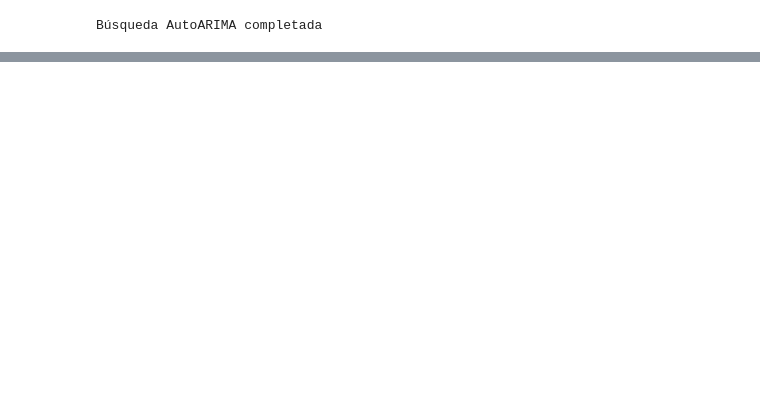
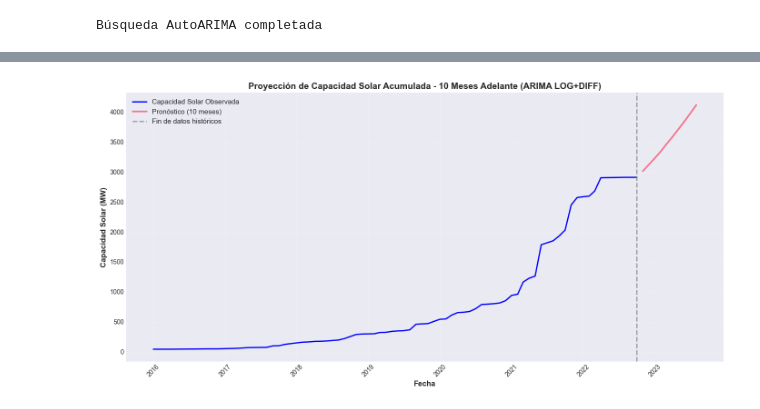
Before and after one commit to jhavierc/proyecto-I-innovacion-tecnologica-IA, a Jupyter notebook: entrega 2/src/models/5_time_series_arima.ipynb, the cells around one changed output, grey strips where cells are left out. Saved outputs shown, nothing was run; the diff lists cells and outputs as text; code cells hidden in the pictures; blank space fills up the shorter version.

```diff
--- a/entrega 2/src/models/5_time_series_arima.ipynb
+++ b/entrega 2/src/models/5_time_series_arima.ipynb
@@ -566,0 +667,96 @@ Se evaluaron tres familias de modelos para predecir la capacidad acumulada de en
+# %%
+# Proyección 10 meses adelante con LOG+DIFF
+print("\n" + "="*70)
+print("📊 PROYECCIÓN 10 MESES ADELANTE - TRANSFORMACIÓN LOG+DIFF")
+print("="*70)
+
+# Usar el mejor modelo (LOG+DIFF)
+mejor_modelo = resultados['LOG+DIFF']['modelo']
+serie_log_original = transformaciones['LOG+DIFF']
+
+print(f"\nModelo utilizado: ARIMA{mejor_modelo.order}")
+print(f"Serie original (SOLAR): {len(serie_solar)} observaciones")
+print(f"Serie transformada (LOG+DIFF): {len(serie_log_diff)} observaciones")
+
+# Hacer predicción 10 pasos adelante (10 meses)
+forecast_steps = 10
+forecast_transformed = mejor_modelo.predict(n_periods=forecast_steps)
+
+print(f"\n🔮 PRONÓSTICO EN ESCALA TRANSFORMADA (LOG+DIFF):")
+print(f"Últimos 3 valores observados: {serie_log_diff.tail(3).values}")
+print(f"Primeros 3 pronósticos: {forecast_transformed.values[:3]}")
+
+# Necesitamos revertir la transformación (inversa de LOG+DIFF)
+# Paso 1: Revertir la diferenciación
+# Necesitamos el último valor de la serie LOG original antes de diferenciar
+ultimo_valor_log = serie_log.iloc[-1]
+
+# Construir la serie acumulada desde el pronóstico en diferencias
+forecast_log = pd.Series(index=range(forecast_steps), dtype=float)
+forecast_log.iloc[0] = ultimo_valor_log + forecast_transformed.iloc[0]
+
+for i in range(1, forecast_steps):
+    forecast_log.iloc[i] = forecast_log.iloc[i-1] + forecast_transformed.iloc[i]
+
+# Paso 2: Revertir el logaritmo
+forecast_original = np.exp(forecast_log) - 1  # Recordar que usamos np.log(serie + 1)
+
+# Crear fechas para el pronóstico
+# Obtener la última fecha del dataframe
+ultima_fecha_df = df.index[-1]
+
+# Si el índice es numérico, necesitamos calcular cuántos meses tiene el dataframe
+# El dataframe tiene 82 observaciones mensuales desde enero 2016
+fecha_inicio = pd.Timestamp('2016-01-01')
+fecha_ultima_actual = fecha_inicio + pd.DateOffset(months=len(df)-1)
+
+# Crear fechas de pronóstico comenzando después de la última fecha
+fechas_forecast = pd.date_range(start=fecha_ultima_actual + pd.DateOffset(months=1), periods=forecast_steps, freq='MS')
+
+# Crear DataFrame con resultados
+resultados_forecast = pd.DataFrame({
+    'Fecha': fechas_forecast,
+    'Pronóstico (MW)': forecast_original.values,
+})
+
+print(f"\n✅ PRONÓSTICO EN ESCALA ORIGINAL (Capacidad Solar - MW):")
+print(f"Últimos datos históricos: {fecha_ultima_actual.strftime('%Y-%m-%d')}")
+print(f"Primer pronóstico: {fechas_forecast[0].strftime('%Y-%m-%d')}")
+print(resultados_forecast.to_string(index=False))
+
+# Estadísticas del pronóstico
+print(f"\n📈 ESTADÍSTICAS DEL PRONÓSTICO:")
+print(f"Valor promedio pronóstico: {forecast_original.mean():.2f} MW")
+print(f"Valor mínimo pronóstico: {forecast_original.min():.2f} MW")
+print(f"Valor máximo pronóstico: {forecast_original.max():.2f} MW")
+print(f"Aumento total 10 meses: {forecast_original.iloc[-1] - forecast_original.iloc[0]:.2f} MW")
+
+# Visualizar pronóstico
+fig, ax = plt.subplots(figsize=(14, 7))
+
+# Crear índice temporal para la serie histórica
+fecha_inicio = pd.Timestamp('2016-01-01')
+fechas_historicas = pd.date_range(start=fecha_inicio, periods=len(serie_solar), freq='MS')
+
+# Serie histórica
+ax.plot(fechas_historicas, serie_solar, 'b-', label='Capacidad Solar Observada', linewidth=2, markersize=4)
+
+# Pronóstico
+ax.plot(fechas_forecast, forecast_original.values, label='Pronóstico (10 meses)', linewidth=2.5, markersize=6)
+
+# Línea vertical separadora - Usa el punto exacto donde terminan los datos
+ax.axvline(x=fechas_historicas[-1], color='gray', linestyle='--', linewidth=2, alpha=0.7, label='Fin de datos históricos')
+
+# Configuración
+ax.set_xlabel('Fecha', fontsize=12, fontweight='bold')
+ax.set_ylabel('Capacidad Solar (MW)', fontsize=12, fontweight='bold')
+ax.set_title('Proyección de Capacidad Solar Acumulada - 10 Meses Adelante (ARIMA LOG+DIFF)',
+             fontsize=14, fontweight='bold')
+ax.legend(fontsize=11, loc='upper left')
+ax.grid(True, alpha=0.3)
+plt.xticks(rotation=45)
+plt.tight_layout()
+plt.show()
+
+print("\n✅ Proyección completada exitosamente")
+# %% [output]
@@ -566,0 +780 @@ Se evaluaron tres familias de modelos para predecir la capacidad acumulada de en
+[figure, added]
```
Also changed, not shown: parts of 24 cells of this notebook, 1 other file.
